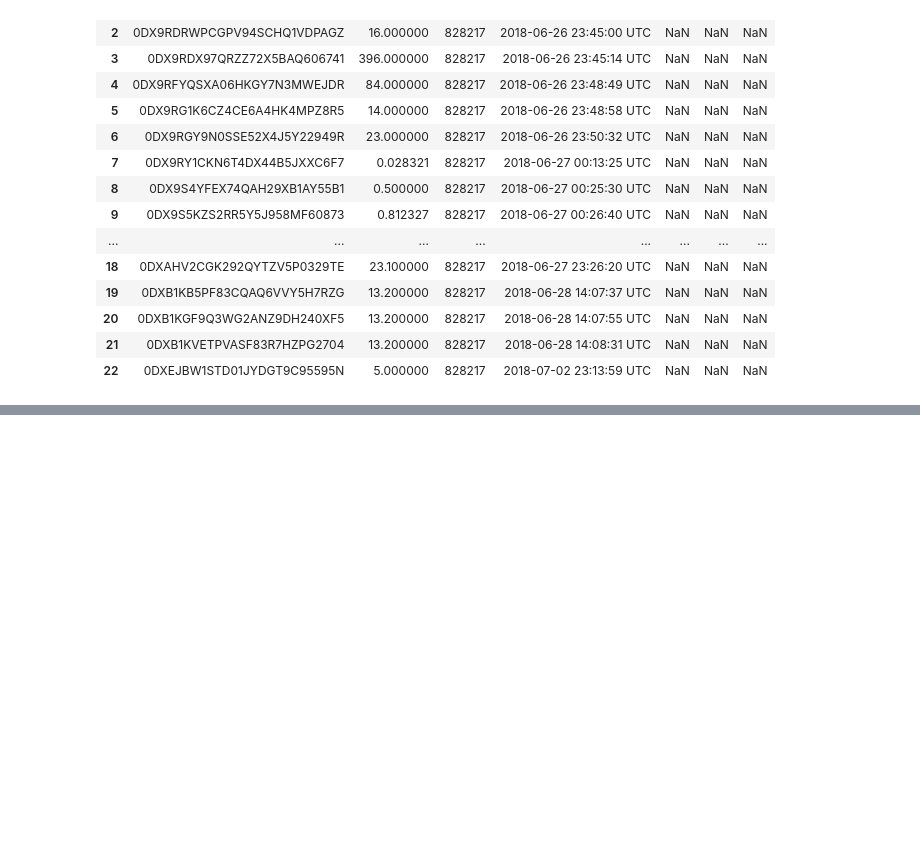
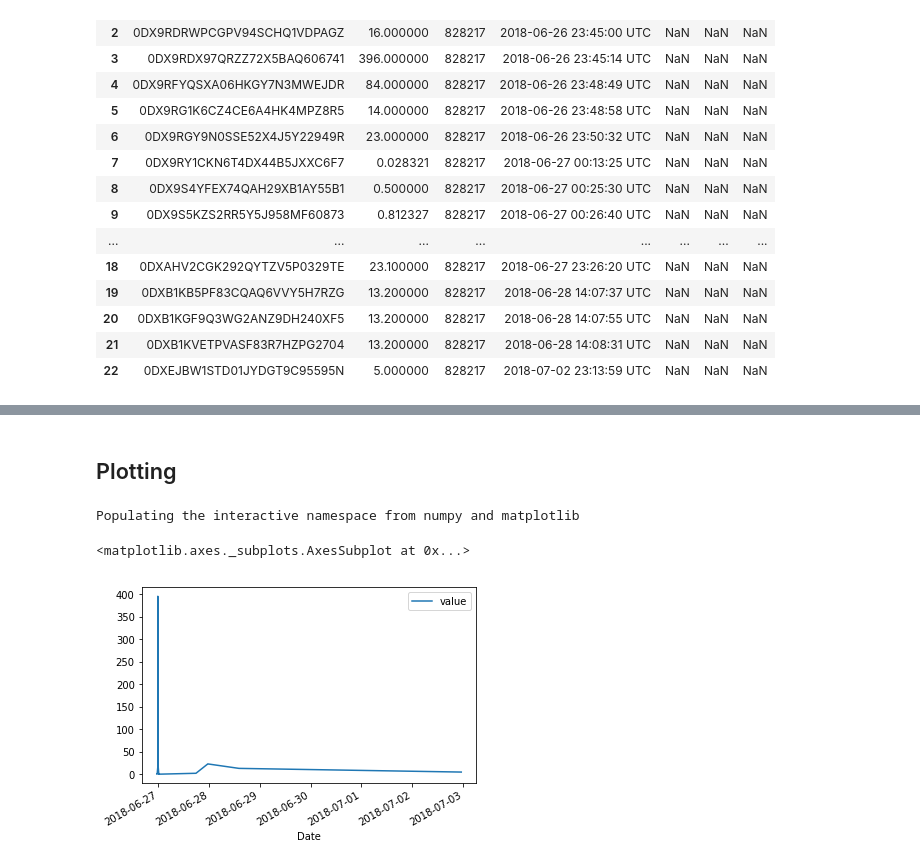
Before and after one commit to physcomp-iot-python/course-notebooks, a Jupyter notebook: data-analysis-adafruit-io/reading_adafruit_io.ipynb, the cells around one changed output, grey strips where cells are left out. Saved outputs shown, nothing was run; the diff lists cells and outputs as text; code cells hidden in the pictures; blank space fills up the shorter version.

```diff
--- a/data-analysis-adafruit-io/reading_adafruit_io.ipynb
+++ b/data-analysis-adafruit-io/reading_adafruit_io.ipynb
@@ -88,0 +34,25 @@ DatetimeIndex(['2018-06-26 23:20:07', '2018-06-26 23:26:40',
+# %% [markdown]
+## Plotting
+# %%
+import matplotlib.pyplot as plt
+%pylab inline
+#%matplotlib notebook
+
+# create a variable that is the timestamp converted to datetime objects
+xt=pd.to_datetime(data.created_at)
+
+# set the dataframe index to this new datetime
+data.index=xt
+
+# delete the original timestamp column
+del data['created_at']
+
+# rename the index column
+data.index.names = ['Date']
+
+#plot the data
+data.plot(y='value')
+# %% [output]
+Populating the interactive namespace from numpy and matplotlib
+<matplotlib.axes._subplots.AxesSubplot at 0x...>
+[figure, added]
```
Also changed, not shown: parts of 13 cells of this notebook.
